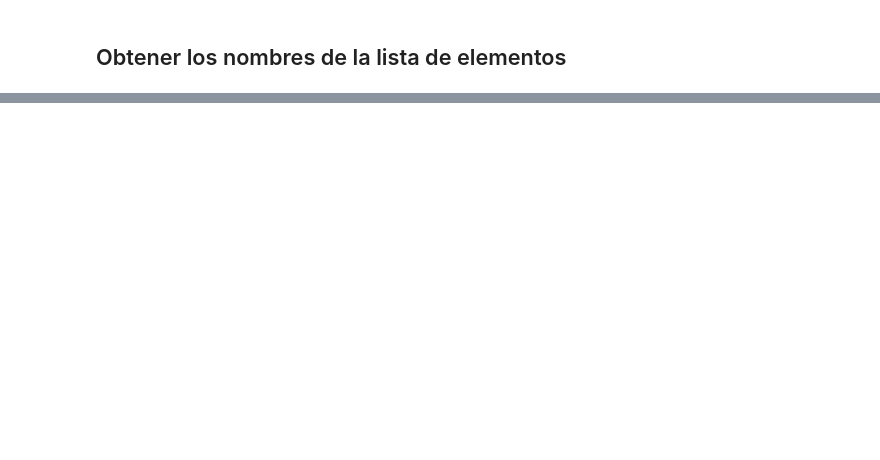
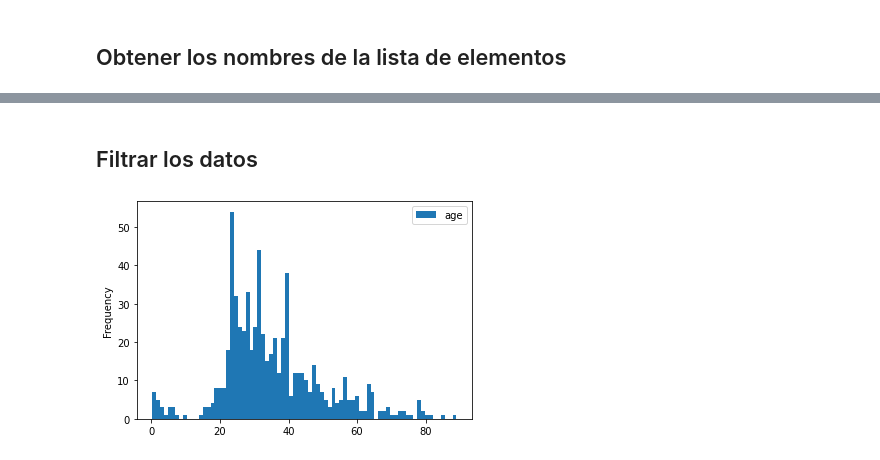
Before and after one commit to isdrael4590/DIALUNG, a Jupyter notebook: notebooks/ChinaCXRSet/Visualización Dataset.ipynb, the cells around one changed output, grey strips where cells are left out. Saved outputs shown, nothing was run; the diff lists cells and outputs as text; code cells hidden in the pictures; blank space fills up the shorter version.

Commit message:
Añadiendo filtrar por atributos

```diff
--- a/notebooks/ChinaCXRSet/Visualización Dataset.ipynb
+++ b/notebooks/ChinaCXRSet/Visualización Dataset.ipynb
@@ -108,0 +156,7 @@ plt.show()
+# %% [markdown]
+## Filtrar los datos
+# %%
+
+ax = panda_datos.plot.hist("age", panda_datos["age"].value_counts().count())
+# %% [output]
+[figure, added]
```
Also changed, not shown: parts of 22 cells of this notebook.
